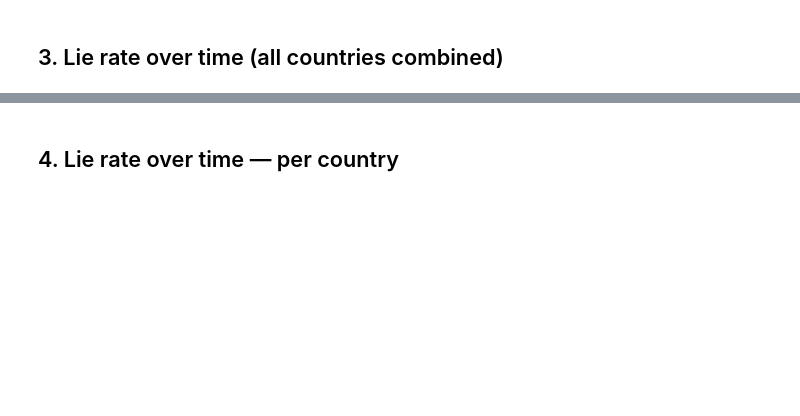
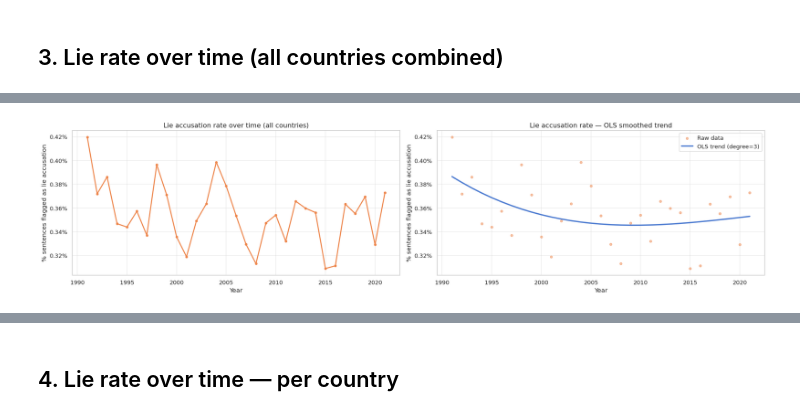
Before and after one commit to Tombellens/parl_corpora, a Jupyter notebook: notebooks/analyse_lielines.ipynb, the cells around one changed output, grey strips where cells are left out. Drawn from its saved outputs; the diff is of its cells as text; code cells hidden in the pictures; blank space fills up the shorter version.

Commit message:
made small changes to plotting of accusations over time

```diff
--- a/notebooks/analyse_lielines.ipynb
+++ b/notebooks/analyse_lielines.ipynb
@@ -112,12 +156,50 @@ print(df_time)
 # %%
-fig, ax = plt.subplots(figsize=(14, 5))
-ax.plot(df_time.index, df_time['lie_rate'] * 100,
+import numpy as np
+from sklearn.linear_model import LinearRegression
+from sklearn.preprocessing import PolynomialFeatures
+
+# Filter data: 1990–2022
+df_filtered = df_time[(df_time.index > 1990) & (df_time.index < 2022)]
+
+fig, axes = plt.subplots(1, 2, figsize=(20, 5))
+
+# --- Chart 1: Raw data (original style) ---
+ax = axes[0]
+ax.plot(df_filtered.index, df_filtered['lie_rate'] * 100,
         marker='o', linewidth=2, markersize=4, color=sns.color_palette('muted')[1])
 ax.yaxis.set_major_formatter(mticker.FormatStrFormatter('%.2f%%'))
 ax.set_xlabel('Year')
 ax.set_ylabel('% sentences flagged as lie accusation')
 ax.set_title('Lie accusation rate over time (all countries)', fontsize=13)
 ax.grid(True, alpha=0.4)
+
+# --- Chart 2: OLS smoothed trend ---
+ax2 = axes[1]
+
+X = df_filtered.index.values.reshape(-1, 1)
+y = df_filtered['lie_rate'].values * 100
+
+# Optional: use polynomial degree > 1 for a curved fit
+degree = 3
+poly = PolynomialFeatures(degree=degree)
+X_poly = poly.fit_transform(X)
+model = LinearRegression().fit(X_poly, y)
+y_pred = model.predict(X_poly)
+
+# Plot raw points + OLS line
+ax2.scatter(df_filtered.index, df_filtered['lie_rate'] * 100,
+            s=20, alpha=0.5, color=sns.color_palette('muted')[1], label='Raw data')
+ax2.plot(df_filtered.index, y_pred,
+         linewidth=2.5, color=sns.color_palette('muted')[0], label=f'OLS trend (degree={degree})')
+ax2.yaxis.set_major_formatter(mticker.FormatStrFormatter('%.2f%%'))
+ax2.set_xlabel('Year')
+ax2.set_ylabel('% sentences flagged as lie accusation')
+ax2.set_title('Lie accusation rate — OLS smoothed trend', fontsize=13)
+ax2.legend()
+ax2.grid(True, alpha=0.4)
+
 plt.tight_layout()
 plt.savefig('lie_rate_over_time.png', bbox_inches='tight')
 plt.show()
+# %% [output]
+[figure, added]
```
Also changed, not shown: parts of 13 cells of this notebook, 7 other files.
